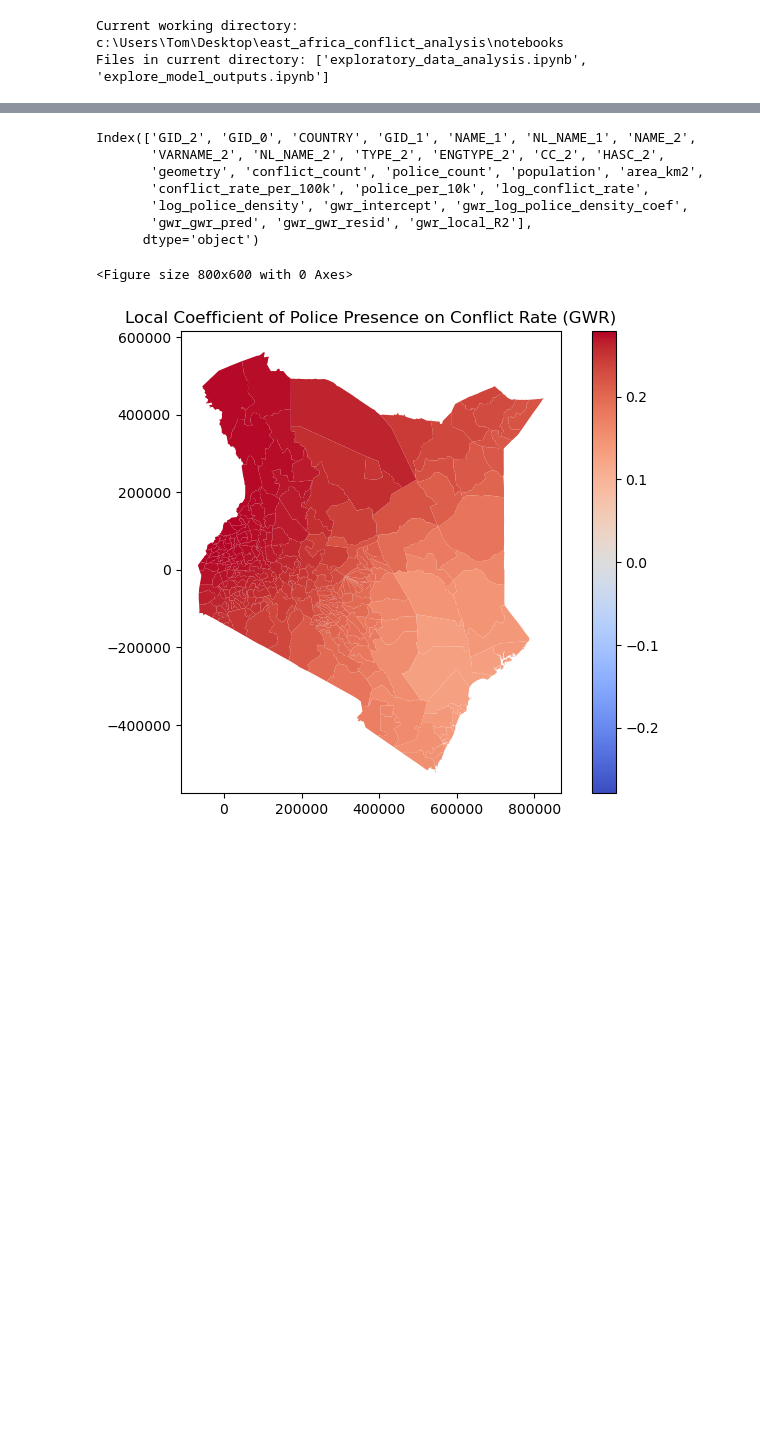
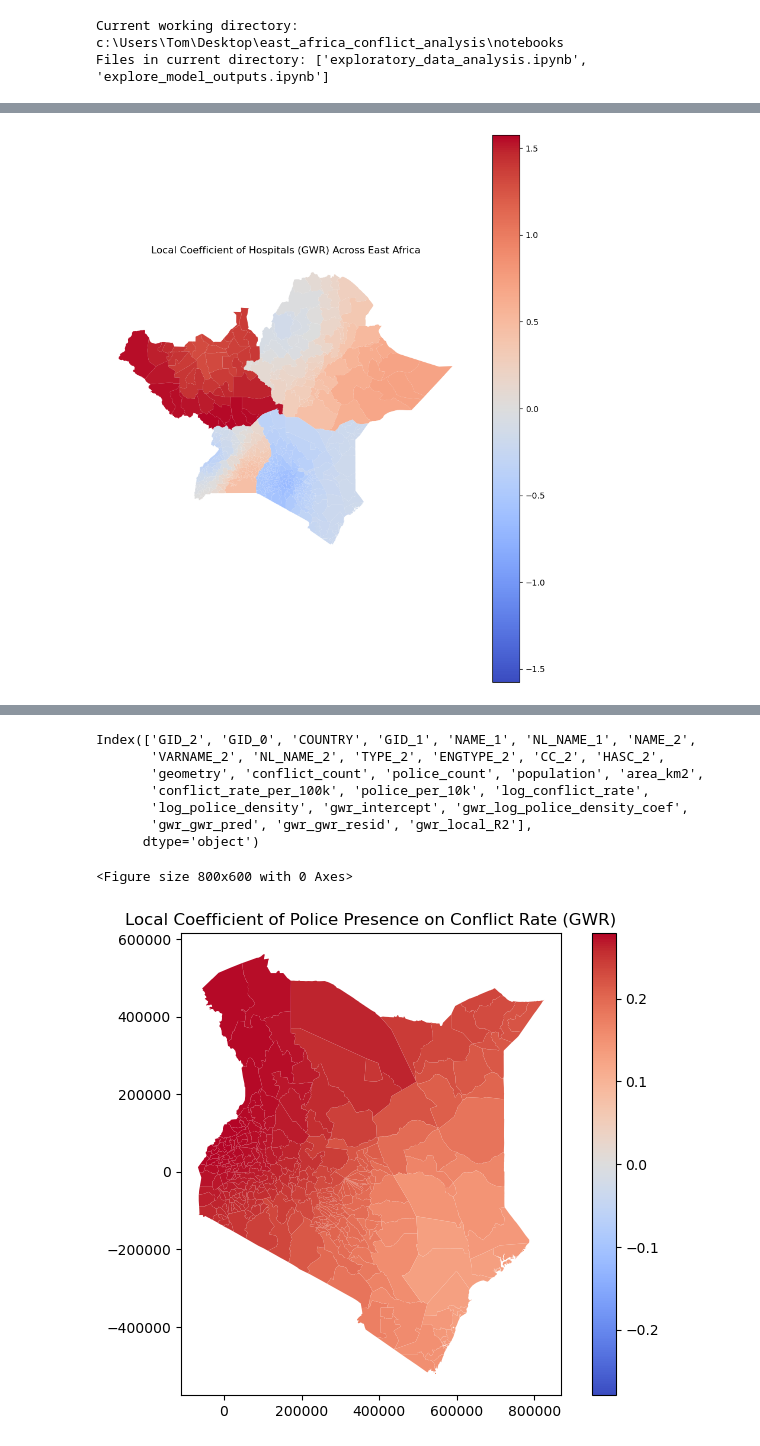
Before and after one commit to tomwaldin/east_africa_conflict_analysis, a Jupyter notebook: notebooks/explore_model_outputs.ipynb, the cells around one changed output, grey strips where cells are left out. Cells and saved outputs as stored; diff of their text form; code cells hidden in the pictures; blank space fills up the shorter version.

```diff
--- a/notebooks/explore_model_outputs.ipynb
+++ b/notebooks/explore_model_outputs.ipynb
@@ -216,0 +274,45 @@ plt.show()
+# %%
+import geopandas as gpd
+gdf_all = pd.concat([
+    gdf_gwr_eth,
+    gdf_gwr_ssd,
+    gdf_gwr_ken,
+    gdf_gwr_uga
+], ignore_index=True)
+
+# Ensure it’s still a GeoDataFrame
+gdf_all = gpd.GeoDataFrame(gdf_all, geometry="geometry", crs=gdf_gwr_ken.crs)
+
+coef_col = "gwr_log_hospitals_density_coef"  # or any other
+
+min_val = gdf_all[coef_col].min()
+max_val = gdf_all[coef_col].max()
+max_abs = max(abs(min_val), abs(max_val))
+
+import matplotlib.pyplot as plt
+
+fig, ax = plt.subplots(figsize=(10, 12))
+
+gdf_all.plot(
+    column=coef_col,
+    cmap="coolwarm",
+    vmin=-max_abs,
+    vmax=max_abs,
+    legend=True,
+    ax=ax
+)
+
+ax.set_title("Local Coefficient of Hospitals (GWR) Across East Africa")
+ax.set_axis_off()
+
+# for gdf, name in [
+#     (gdf_gwr_eth, "Ethiopia"),
+#     (gdf_gwr_ssd, "South Sudan"),
+#     (gdf_gwr_ken, "Kenya"),
+#     (gdf_gwr_uga, "Uganda")
+# ]:
+#     gdf.boundary.plot(ax=ax, linewidth=0.8, edgecolor="black")
+
+plt.show()
+# %% [output]
+[figure, added]
```
Also changed, not shown: parts of 6 cells of this notebook, 7 other files.
